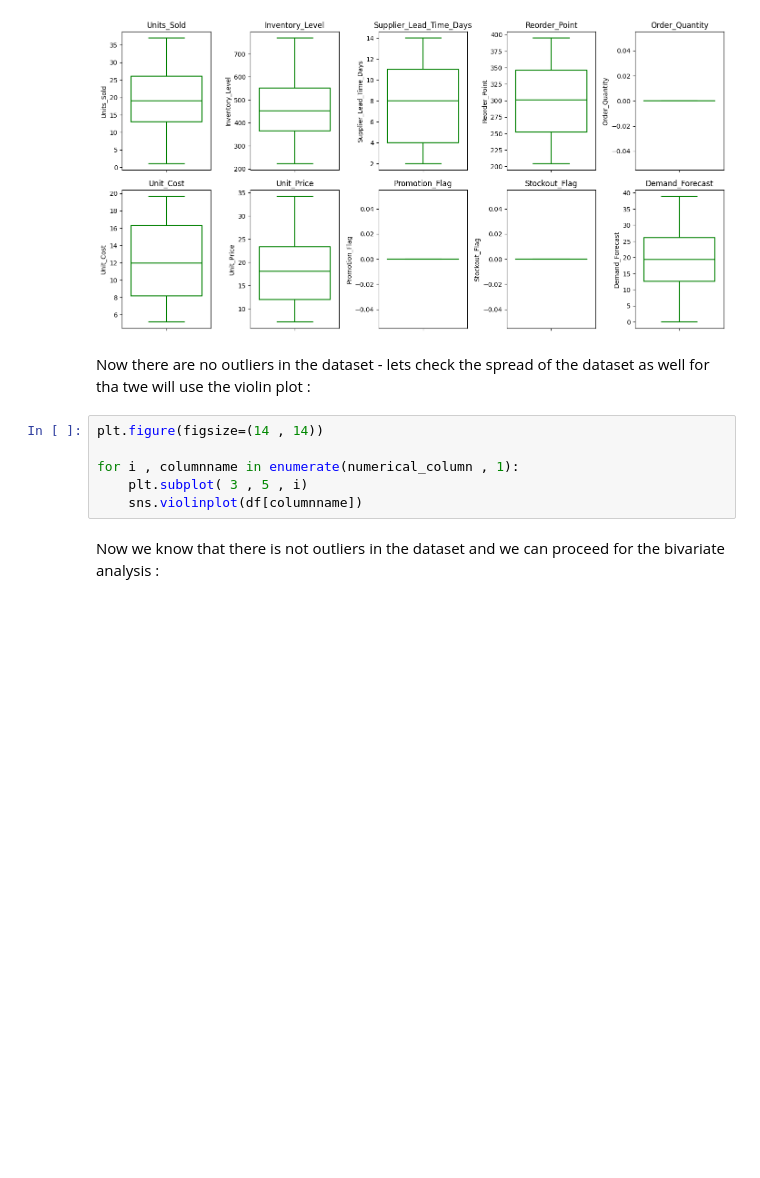
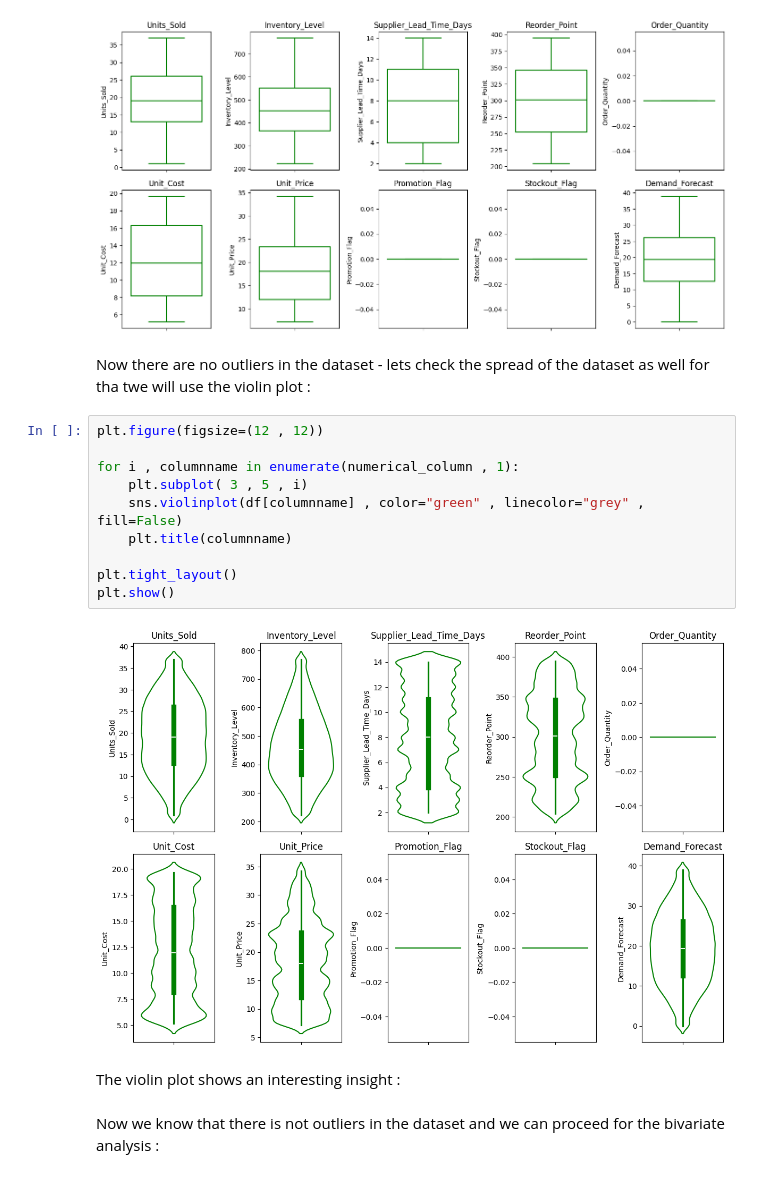
Before and after one commit to vinaypant33/supply_chain_control_tower, a Jupyter notebook: notebooks/eda.ipynb, the cells around one changed output. Saved outputs shown, nothing was run; the diff lists cells and outputs as text; blank space fills up the shorter version.

Commit message:
Univariate Analysis Violin Plot Added

```diff
--- a/notebooks/eda.ipynb
+++ b/notebooks/eda.ipynb
@@ -307,11 +307,19 @@ plt.tight_layout()
 # %% [markdown]
 Now there are no outliers in the dataset - lets check the spread of the dataset as well for tha twe will use the violin plot :
 # %%
-plt.figure(figsize=(14 , 14))
+plt.figure(figsize=(12 , 12))
 
 for i , columnname in enumerate(numerical_column , 1):
     plt.subplot( 3 , 5 , i)
-    sns.violinplot(df[columnname])
+    sns.violinplot(df[columnname] , color="green" , linecolor="grey" , fill=False)
+    plt.title(columnname)
+
+plt.tight_layout()
+plt.show()
+# %% [output]
+[figure, added]
+# %% [markdown]
+The violin plot shows an interesting insight  :
 # %% [markdown]
 Now we know that there is not outliers in the dataset and we can proceed for the bivariate analysis :
 # %%
```
Also changed, not shown: parts of 5 cells of this notebook.
